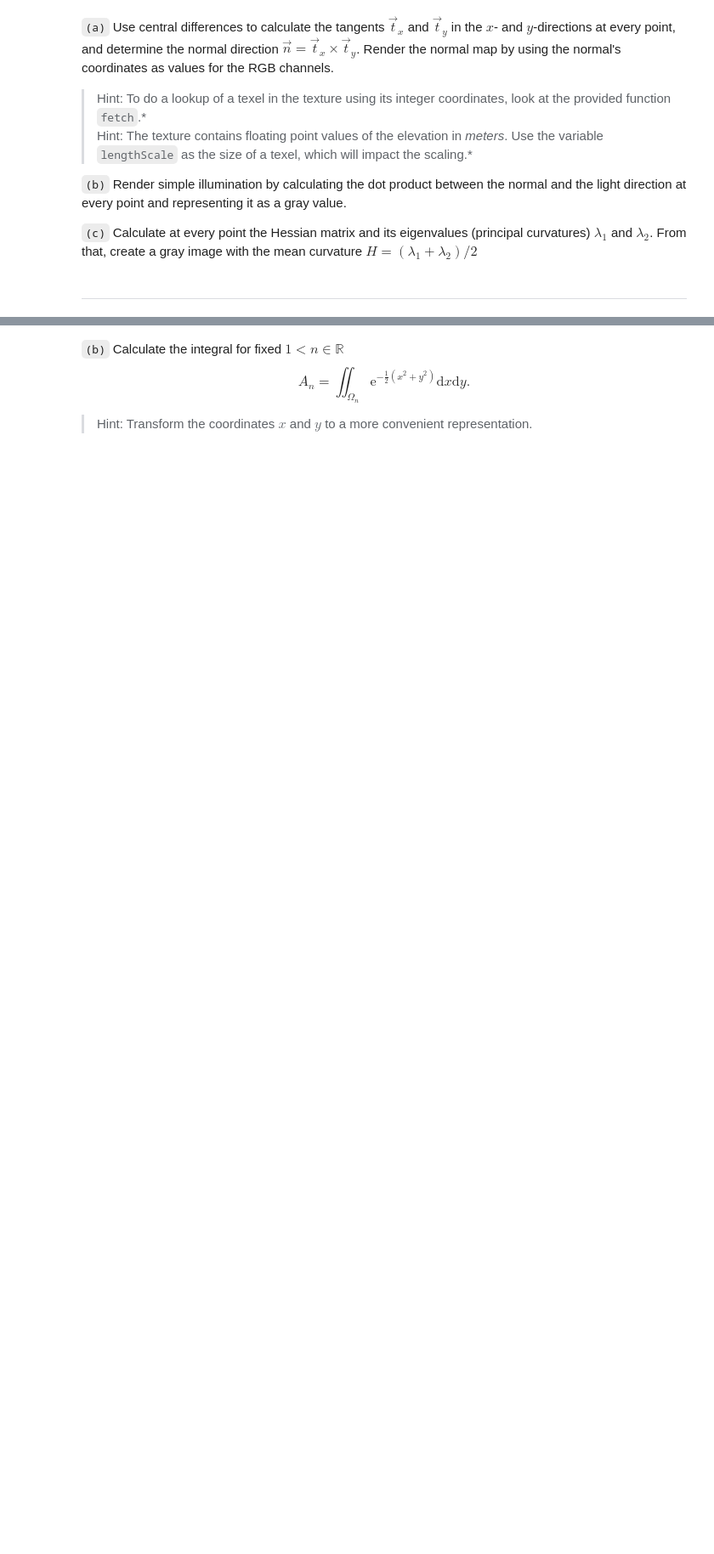
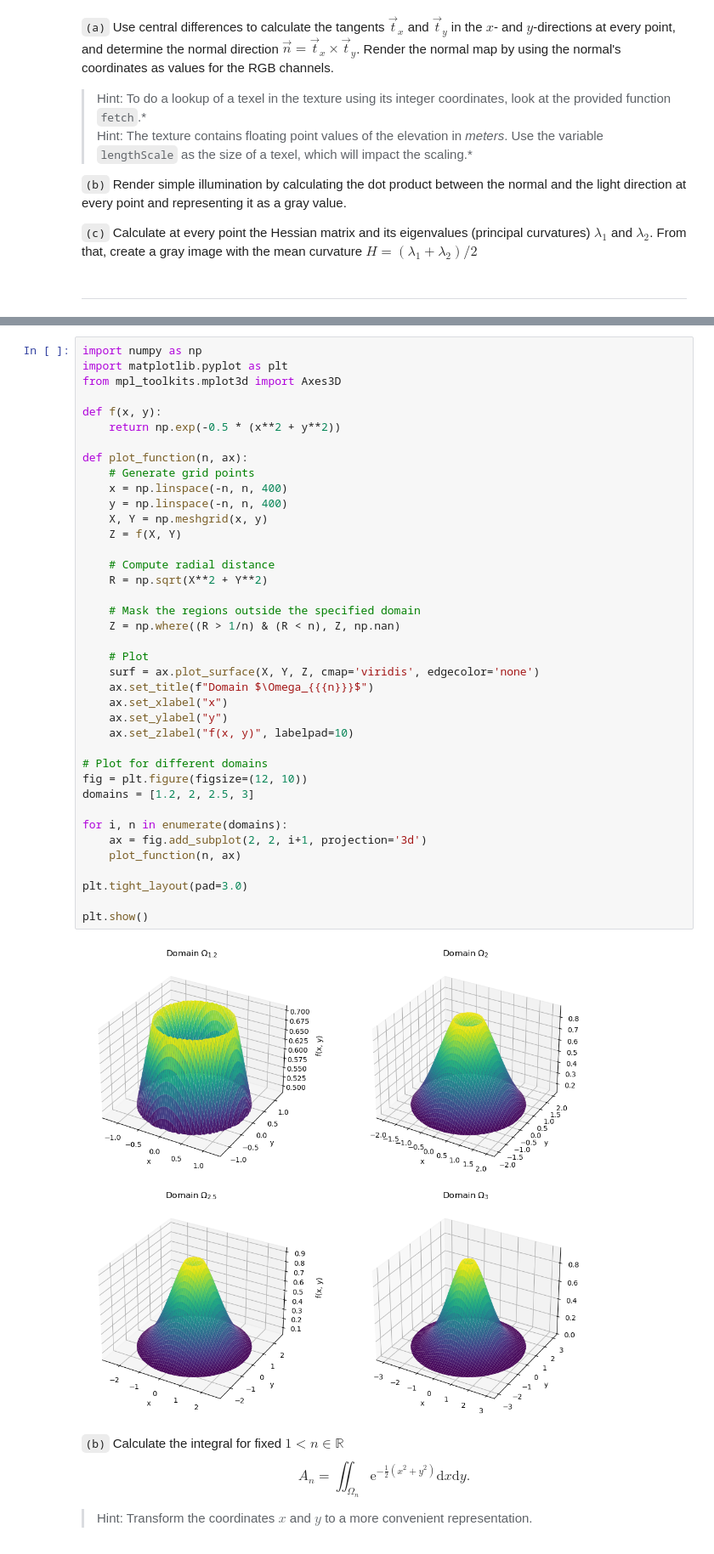
Before and after one commit to as3ert/TMFVC, a Jupyter notebook: Assignment 4/TMFVC_Ass04.ipynb, the cells around one changed output, grey strips where cells are left out. Shown at 85% size. Drawn from its saved outputs; the diff is of its cells as text; blank space fills up the shorter version.

```diff
--- a/Assignment 4/TMFVC_Ass04.ipynb
+++ b/Assignment 4/TMFVC_Ass04.ipynb
@@ -87,3 +85,44 @@ for the domains $\Omega_{1.2}, \Omega_2, \Omega_{2.5}$, and $\Omega_3$ using Pyt
+# %%
+import numpy as np
+import matplotlib.pyplot as plt
+from mpl_toolkits.mplot3d import Axes3D
+
+def f(x, y):
+    return np.exp(-0.5 * (x**2 + y**2))
+
+def plot_function(n, ax):
+    # Generate grid points
+    x = np.linspace(-n, n, 400)
+    y = np.linspace(-n, n, 400)
+    X, Y = np.meshgrid(x, y)
+    Z = f(X, Y)
+
+    # Compute radial distance
+    R = np.sqrt(X**2 + Y**2)
+
+    # Mask the regions outside the specified domain
+    Z = np.where((R > 1/n) & (R < n), Z, np.nan)
+
+    # Plot
+    surf = ax.plot_surface(X, Y, Z, cmap='viridis', edgecolor='none')
+    ax.set_title(f"Domain $\Omega_{{{n}}}$")
+    ax.set_xlabel("x")
+    ax.set_ylabel("y")
+    ax.set_zlabel("f(x, y)", labelpad=10)
+
+# Plot for different domains
+fig = plt.figure(figsize=(12, 10))
+domains = [1.2, 2, 2.5, 3]
+
+for i, n in enumerate(domains):
+    ax = fig.add_subplot(2, 2, i+1, projection='3d')
+    plot_function(n, ax)
+
+plt.tight_layout(pad=3.0)
+
+plt.show()
+# %% [output]
+[figure, added]
 # %% [markdown]
 `(b)` Calculate the integral for fixed $1<n\in \mathbb{R}$
 $$ A_n = \iint_{\Omega_n} \mathrm{e}^{-\frac{1}{2}(x^2+y^2)}\mathrm{d}x\mathrm{d}y.$$
```
Also changed, not shown: parts of 8 cells of this notebook, 2 other files.
